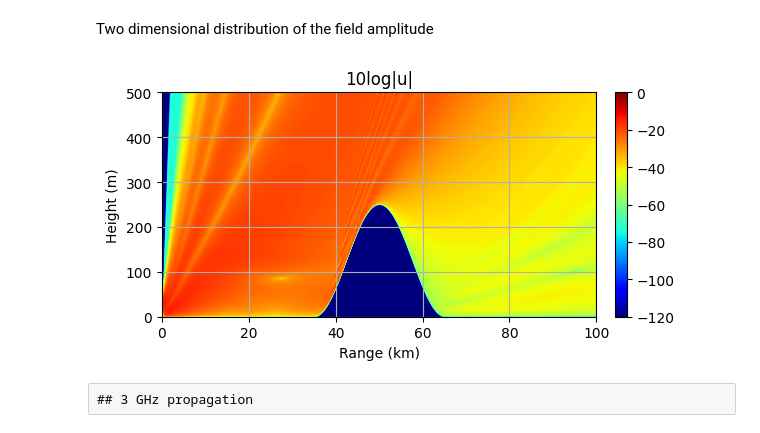
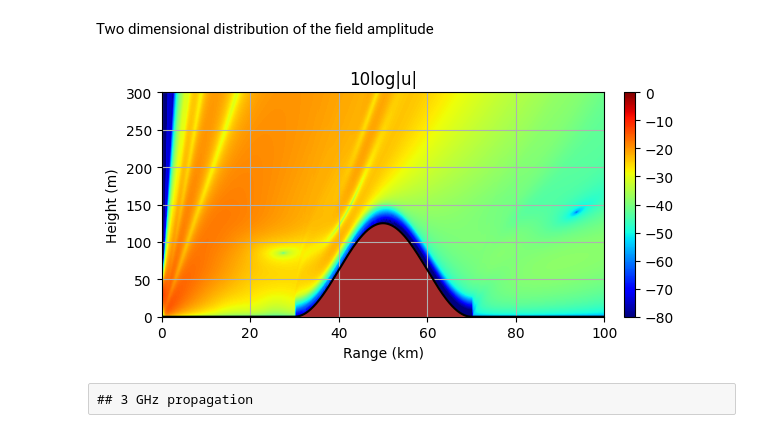
Before and after one commit to mikelytaev/wave-propagation, a Jupyter notebook: docs/source/notebooks/irregular_terrain.ipynb, the cells around one changed output. Drawn from its saved outputs; the diff is of its cells as text; code cells hidden in the pictures.

Commit message:
vegetation example

```diff
--- a/docs/source/notebooks/irregular_terrain.ipynb
+++ b/docs/source/notebooks/irregular_terrain.ipynb
@@ -13,8 +13,8 @@ Preparing environment
 environment = Troposphere()
 environment.terrain = Terrain(
     elevation=gauss_hill_func(
-        height_m=250,
-        length_m=30E3,
+        height_m=125,
+        length_m=40E3,
         x0_m=50E3
     ),
     ground_material=WetGround()
@@ -24,6 +24,12 @@ elevated_duct = interp1d(
     y=[0, 32, 10, 45],
     fill_value="extrapolate")
 environment.M_profile = lambda x, z: elevated_duct(z)
+environment.vegetation = [Impediment(
+    left_m=30E3,
+    right_m=70E3,
+    height_m=25,
+    material=CustomMaterial(eps=1.004, sigma=180e-6)
+)]
 # %% [raw]
 ## 300 MHz propagation
 # %% [markdown]
@@ -39,7 +45,7 @@ Calculating the electromagnetic field
 # %%
 params = RWPSSpadeComputationalParams(
     max_range_m=100E3,
-    max_height_m=500,
+    max_height_m=300,
     dx_m = 100, # output grid steps affects only on the resulting field, NOT the computational grid
     dz_m = 1
 )
@@ -53,15 +59,15 @@ vis300mhz = FieldVisualiser(field, env=environment, label='Pade + Transparent BC
 # %% [markdown]
 Two dimensional distribution of the field amplitude
 # %%
-plt = vis300mhz.plot2d(min=-120, max=0)
+plt = vis300mhz.plot2d(min=-80, max=0, show_terrain=True)
 plt.title('10log|u|')
 plt.xlabel('Range (km)')
 plt.ylabel('Height (m)')
 plt.tight_layout()
 plt.grid(True)
 plt.show()
 # %% [output]
-[figure, old version]
+[figure, new version]
 # %% [raw]
 ## 3 GHz propagation
 # %%
```
Also changed, not shown: parts of 4 cells of this notebook, 1 other file.
